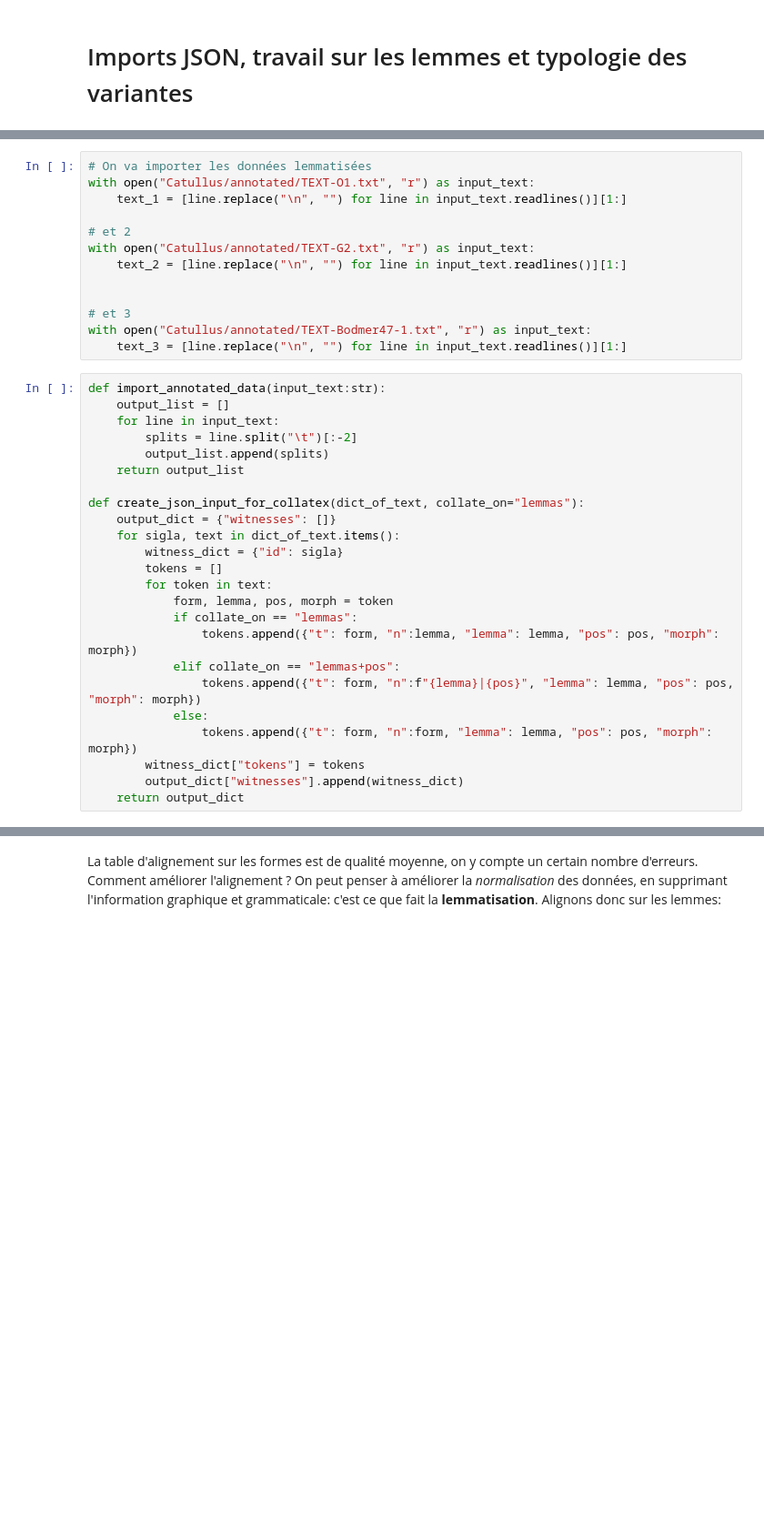
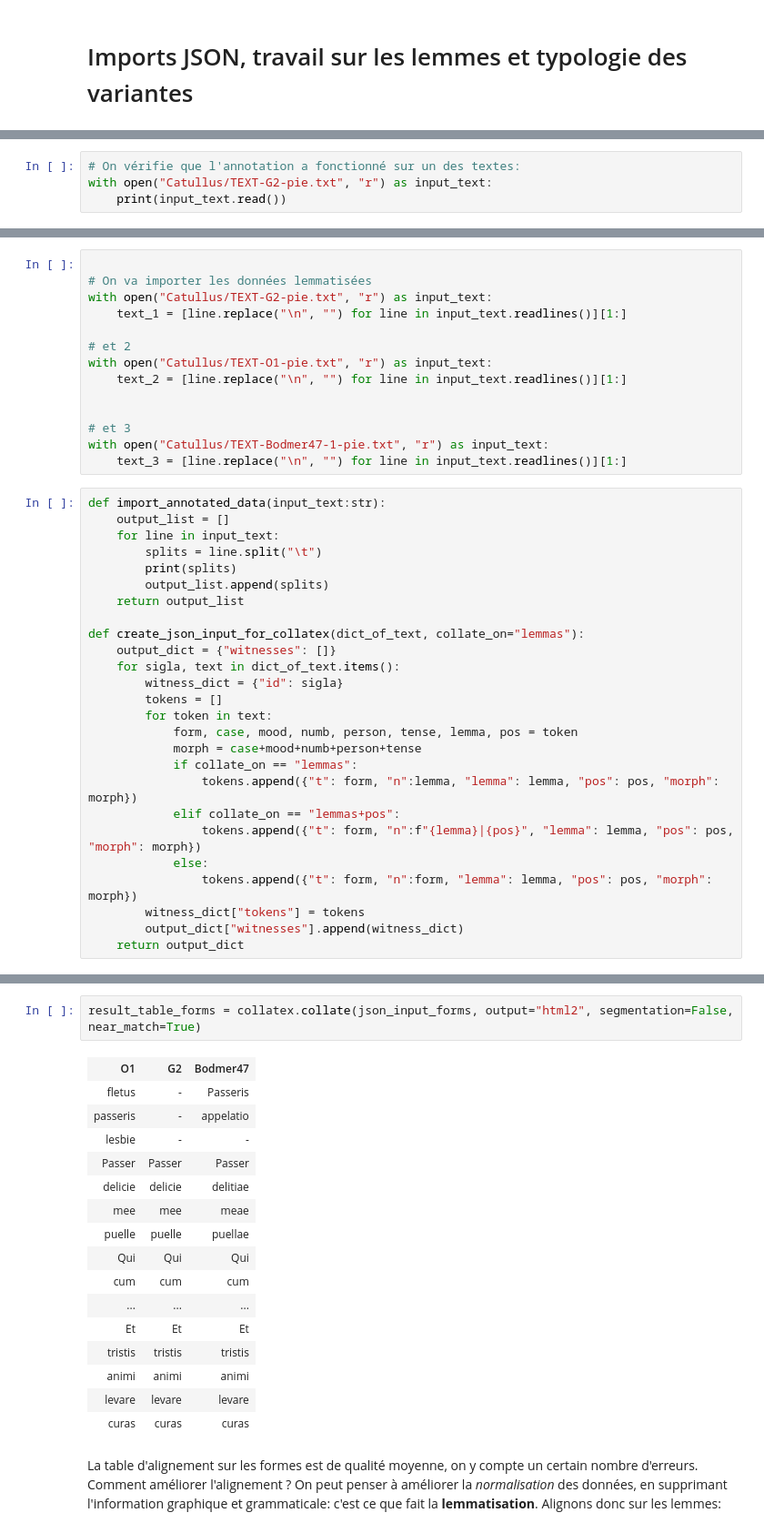
Before and after one commit to matgille/FormationCalameClavier2024_collation, a Jupyter notebook: collation_lemmes.ipynb, the cells around one changed output, grey strips where cells are left out. Shown: that part at 91% size. Saved outputs shown, nothing was run; the diff lists cells and outputs as text; blank space fills up the shorter version.

Commit message:
Avancement, ajout d'une fonction de lemmatisation

```diff
--- a/collation_lemmes.ipynb
+++ b/collation_lemmes.ipynb
@@ -6,0 +37,4 @@ import json
+# %%
+# On vérifie que l'annotation a fonctionné sur un des textes:
+with open("Catullus/TEXT-G2-pie.txt", "r") as input_text:
+    print(input_text.read())
@@ -7,21 +61,23 @@ import json
 # %%
+
 # On va importer les données lemmatisées
-with open("Catullus/annotated/TEXT-O1.txt", "r") as input_text:
+with open("Catullus/TEXT-G2-pie.txt", "r") as input_text:
     text_1 = [line.replace("\n", "") for line in input_text.readlines()][1:]
 
 # et 2
-with open("Catullus/annotated/TEXT-G2.txt", "r") as input_text:
+with open("Catullus/TEXT-O1-pie.txt", "r") as input_text:
     text_2 = [line.replace("\n", "") for line in input_text.readlines()][1:]
 
 
 # et 3
-with open("Catullus/annotated/TEXT-Bodmer47-1.txt", "r") as input_text:
+with open("Catullus/TEXT-Bodmer47-1-pie.txt", "r") as input_text:
     text_3 = [line.replace("\n", "") for line in input_text.readlines()][1:]
 # %%
 def import_annotated_data(input_text:str):
     output_list = []
     for line in input_text:
-        splits = line.split("\t")[:-2]
+        splits = line.split("\t")
+        print(splits)
         output_list.append(splits)
     return output_list
 
@@ -31,7 +87,8 @@ def create_json_input_for_collatex(dict_of_text, collate_on="lemmas"):
         witness_dict = {"id": sigla}
         tokens = []
         for token in text:
-            form, lemma, pos, morph = token
+            form, case, mood, numb, person, tense, lemma, pos = token
+            morph = case+mood+numb+person+tense
             if collate_on == "lemmas":
                 tokens.append({"t": form, "n":lemma, "lemma": lemma, "pos": pos, "morph": morph})
             elif collate_on == "lemmas+pos":
@@ -74,3 +127,22 @@ print(result_table_forms)
+# %%
+result_table_forms = collatex.collate(json_input_forms, output="html2", segmentation=False, near_match=True)
+# %% [output]
+| O1 | G2 | Bodmer47 |
+| fletus | - | Passeris |
+| passeris | - | appelatio |
+| lesbie | - | - |
+| Passer | Passer | Passer |
+| delicie | delicie | delitiae |
+| mee | mee | meae |
+| puelle | puelle | puellae |
+| Qui | Qui | Qui |
+| cum | cum | cum |
+| ... | ... | ... |
+| Et | Et | Et |
+| tristis | tristis | tristis |
+| animi | animi | animi |
+| levare | levare | levare |
+| curas | curas | curas |
 # %% [markdown]
 La table d'alignement sur les formes est de qualité moyenne, on y compte un certain nombre d'erreurs. Comment améliorer l'alignement ? On peut penser à améliorer la *normalisation* des données, en supprimant l'information graphique et grammaticale: c'est ce que fait la **lemmatisation**. Alignons donc sur les lemmes:
 # %%
```
Also changed, not shown: parts of 14 cells of this notebook, 11 other files.
